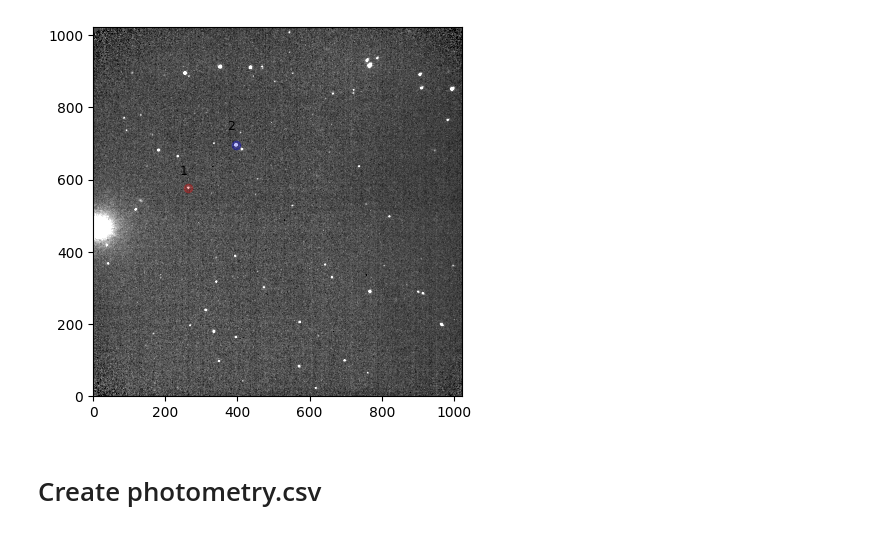
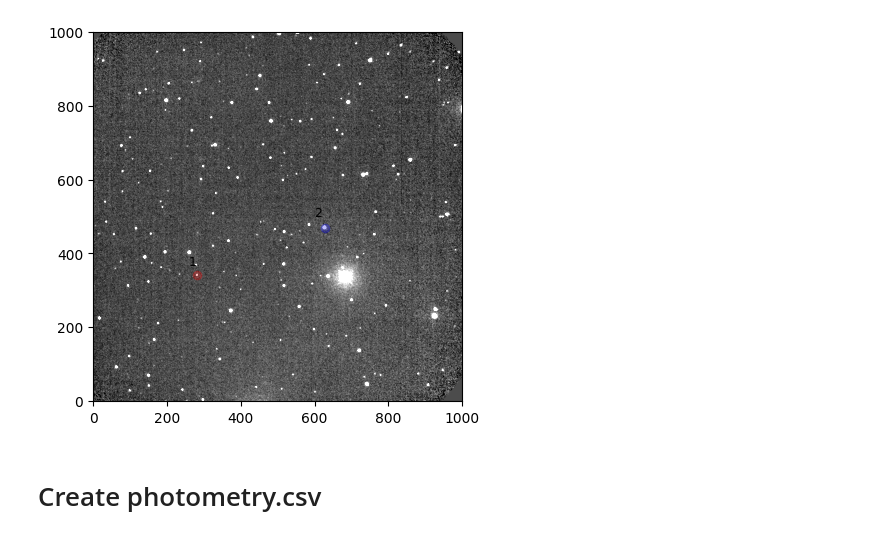
Before and after one commit to DBernardes/Tools-for-the-MOPTOP-pipeline-products, a Jupyter notebook: photometry_extraction.ipynb, the cells around one changed output. Saved outputs shown, nothing was run; the diff lists cells and outputs as text; code cells hidden in the pictures.

```diff
--- a/photometry_extraction.ipynb
+++ b/photometry_extraction.ipynb
@@ -9,10 +9,10 @@ import numpy as np
 from photometry import Photometry
 from copy import copy
 
-star_name = "GRB 230728A"
+star_name = "GRB 230818A"
 experiment = "all data"
-_set = "second"
-camera = 4
+_set = "first"
+camera = 3
 max_box_size = 20
 src_path = os.path.join(
     "..",
@@ -60,4 +60,4 @@ Set MJD-END to 60153.144212 from DATE-END'. [astropy.wcs.wcs]
-[figure, old version]
+[figure, new version]
 # %% [markdown]
 # Create photometry.csv
 # %%
```
Also changed, not shown: parts of 2 cells of this notebook.
